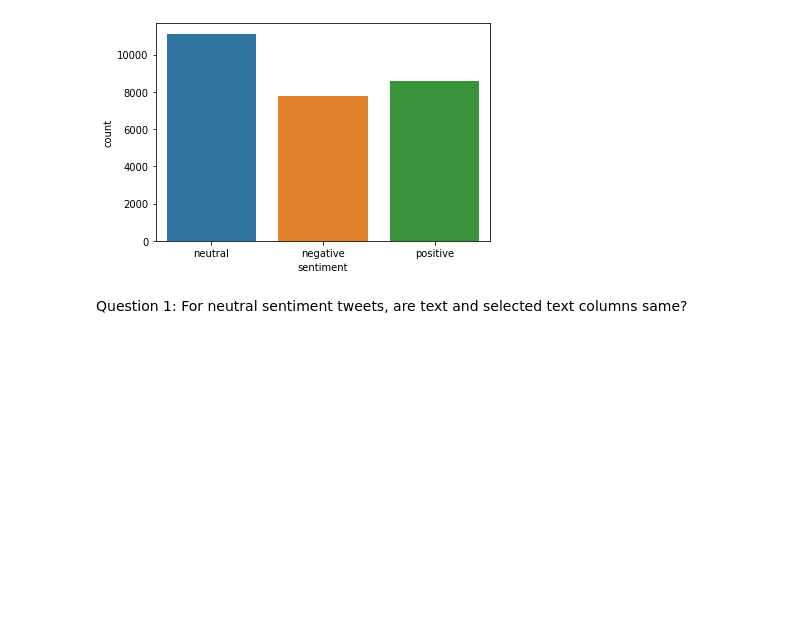
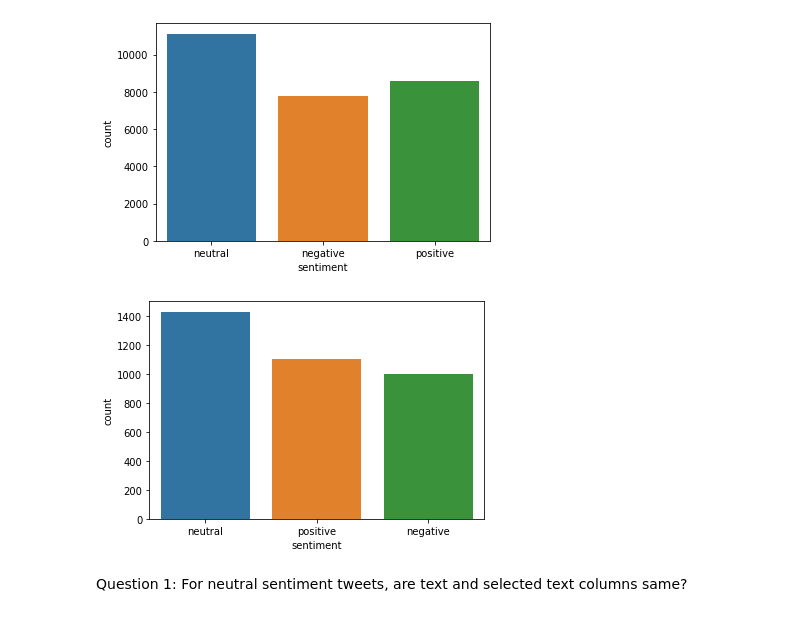
Before and after one commit to nithish08/tweet-sent, a Jupyter notebook: baseline.ipynb, the cells around one changed output. Drawn from its saved outputs; the diff is of its cells as text; code cells hidden in the pictures; blank space fills up the shorter version.

```diff
--- a/baseline.ipynb
+++ b/baseline.ipynb
@@ -46,6 +47,10 @@ test.head()
 _ = sns.countplot(train.sentiment)
 # %% [output]
 [figure]
+# %%
+_ = sns.countplot(test.sentiment)
+# %% [output]
+[figure, added]
 # %% [markdown]
 Question 1: For neutral sentiment tweets, are text and selected text columns same?
 # %%
```
Also changed, not shown: parts of 1 cell of this notebook, 4 other files.
